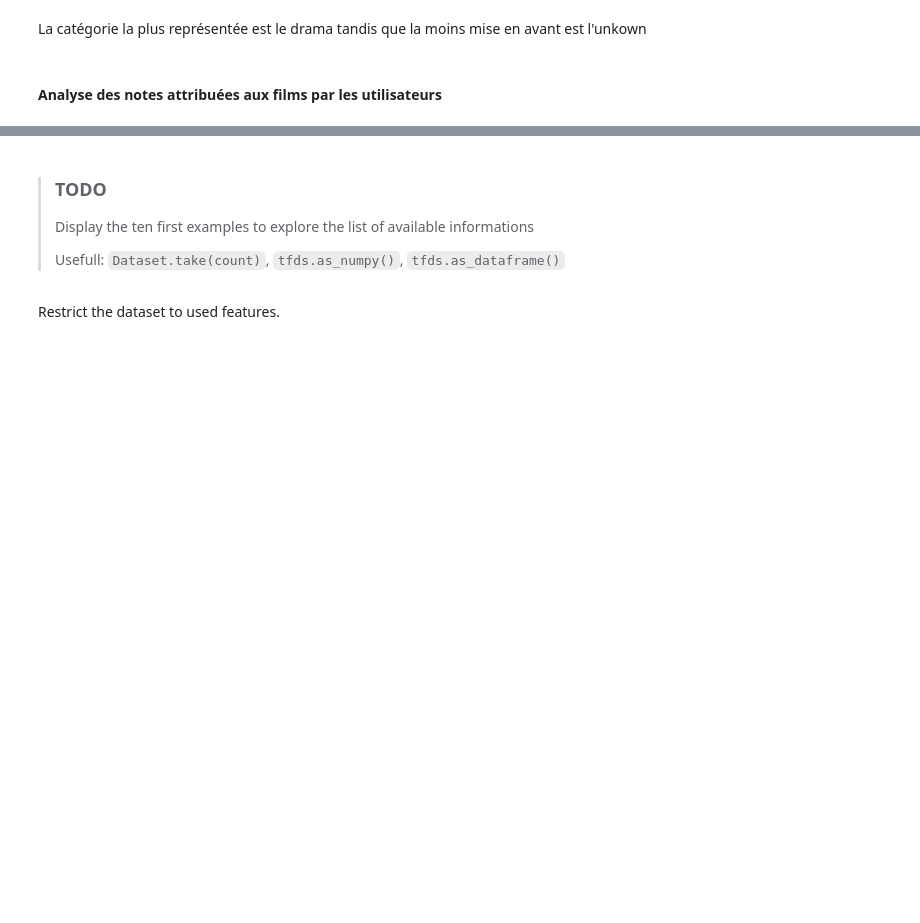
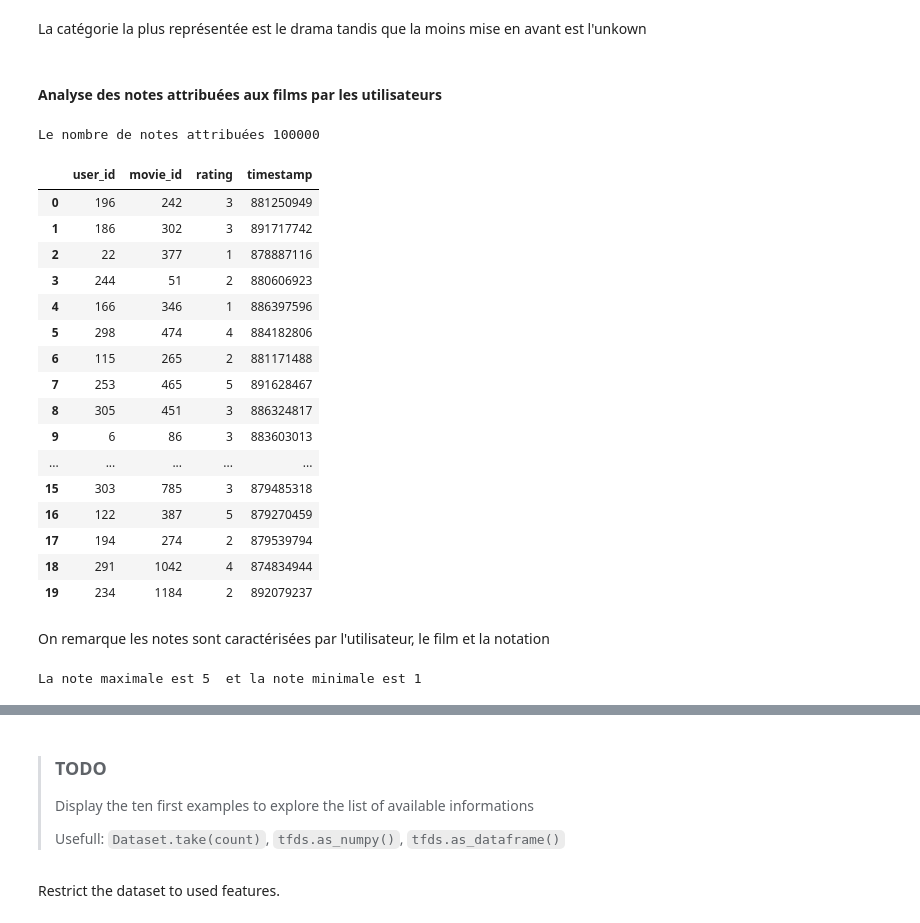
Before and after one commit to Arambarrix/recommander_system_for_movies, a Jupyter notebook: notebooks/based_recommender_system_for_films.ipynb, the cells around one changed output, grey strips where cells are left out. Drawn from its saved outputs; the diff is of its cells as text; code cells hidden in the pictures; blank space fills up the shorter version.

Commit message:
Finalisation de l'analyse des données des utilisateurs et des films

```diff
--- a/notebooks/based_recommender_system_for_films.ipynb
+++ b/notebooks/based_recommender_system_for_films.ipynb
@@ -33,6 +31,6 @@ items = pd.read_csv('data/output/items.csv',sep=',',encoding='latin-1')
 # %%
 # Chargement des notes
-ratings= pd.read_csv('data/output/ratings.csv',sep=',')
+ratings= pd.read_csv('../data/output/ratings.csv',sep=',')
 # %% [markdown]
 ### Exploration des données
 # %% [markdown]
@@ -184,4 +182,32 @@ La catégorie la plus représentée est le drama tandis que la moins mise en ava
 #### Analyse des notes attribuées aux films par les utilisateurs
 # %%
 # Nombre de notes
-print("Le n",ratings.shape[0])
+print("Le nombre de notes attribuées",ratings.shape[0])
+# %% [output]
+Le nombre de notes attribuées 100000
+# %%
+ratings.head(20)
+# %% [output]
+|  | user_id | movie_id | rating | timestamp |
+| 0 | 196 | 242 | 3 | 881250949 |
+| 1 | 186 | 302 | 3 | 891717742 |
+| 2 | 22 | 377 | 1 | 878887116 |
+| 3 | 244 | 51 | 2 | 880606923 |
+| 4 | 166 | 346 | 1 | 886397596 |
+| 5 | 298 | 474 | 4 | 884182806 |
+| 6 | 115 | 265 | 2 | 881171488 |
+| 7 | 253 | 465 | 5 | 891628467 |
+| 8 | 305 | 451 | 3 | 886324817 |
+| 9 | 6 | 86 | 3 | 883603013 |
+| ... | ... | ... | ... | ... |
+| 15 | 303 | 785 | 3 | 879485318 |
+| 16 | 122 | 387 | 5 | 879270459 |
+| 17 | 194 | 274 | 2 | 879539794 |
+| 18 | 291 | 1042 | 4 | 874834944 |
+| 19 | 234 | 1184 | 2 | 892079237 |
+# %% [markdown]
+On remarque les notes sont caractérisées par l'utilisateur, le film et la notation
+# %%
+print('La note maximale est',ratings['rating'].max(),' et la note minimale est',ratings['rating'].min())
+# %% [output]
+La note maximale est 5  et la note minimale est 1
```
Also changed, not shown: parts of 6 cells of this notebook, 2 other files.
